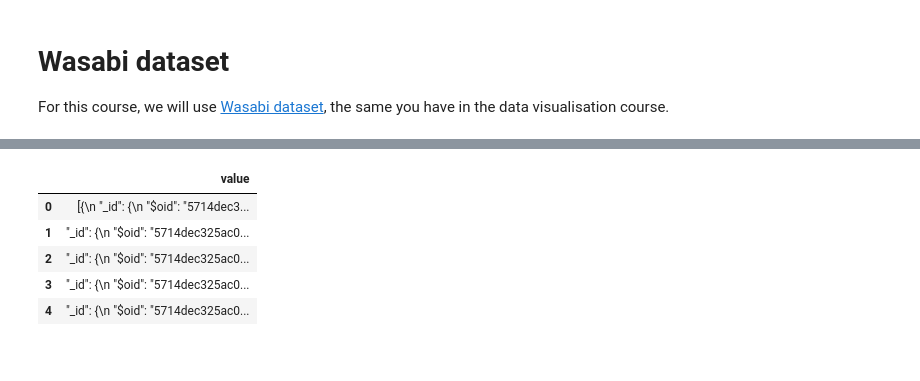
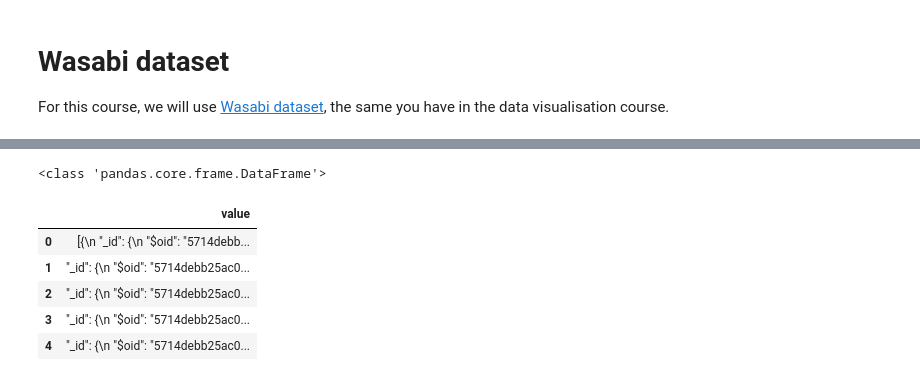
Before and after one commit to inpefess/AIUDSA18, a Jupyter notebook: spark-examples/JSON2JSON-lines.ipynb, the cells around one changed output, grey strips where cells are left out. Drawn from its saved outputs; the diff is of its cells as text; code cells hidden in the pictures.

```diff
--- a/spark-examples/JSON2JSON-lines.ipynb
+++ b/spark-examples/JSON2JSON-lines.ipynb
@@ -75,7 +117,7 @@ dbutils.fs.ls("dbfs:///")
 # Spark can read simple text files and split them into lines
 # using any character sequence you wish
 
-song_lines = spark.read.text(
-    "dbfs:/song.json",
+raw_lines = spark.read.text(
+    f"dbfs:///{file_name}",
     lineSep="\n},{\n"
 ).to_pandas_on_spark()
@@ -139,7 +183,7 @@ song_lines.spark.explain()
 # usually that will kill the driver by OOM (out-of-memory error)
 # but if we take only the head, that's OK
 
-pandas_df = song_lines.head().to_pandas()
+pandas_df = raw_lines.head().to_pandas()
 print(type(pandas_df))
 pandas_df
 # %% [output]
@@ -147,9 +190,10 @@ pandas_df
+<class 'pandas.core.frame.DataFrame'>
 |  | value |
-| 0 | [{\n "_id": {\n "$oid": "5714dec3... |
-| 1 | "_id": {\n "$oid": "5714dec325ac0... |
-| 2 | "_id": {\n "$oid": "5714dec325ac0... |
-| 3 | "_id": {\n "$oid": "5714dec325ac0... |
-| 4 | "_id": {\n "$oid": "5714dec325ac0... |
+| 0 | [{\n "_id": {\n "$oid": "5714debb... |
+| 1 | "_id": {\n "$oid": "5714debb25ac0... |
+| 2 | "_id": {\n "$oid": "5714debb25ac0... |
+| 3 | "_id": {\n "$oid": "5714debb25ac0... |
+| 4 | "_id": {\n "$oid": "5714debb25ac0... |
 # %%
 def to_a_valid_json(
     pandas_df: pd.DataFrame["value": str]
```
Also changed, not shown: parts of 25 cells of this notebook.
